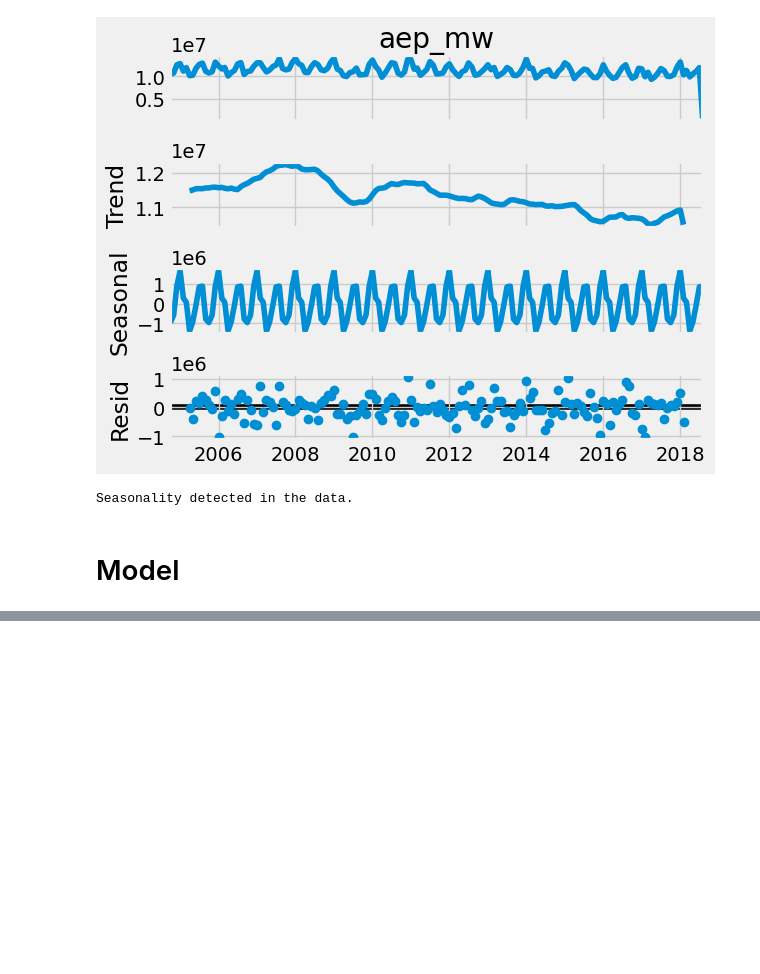
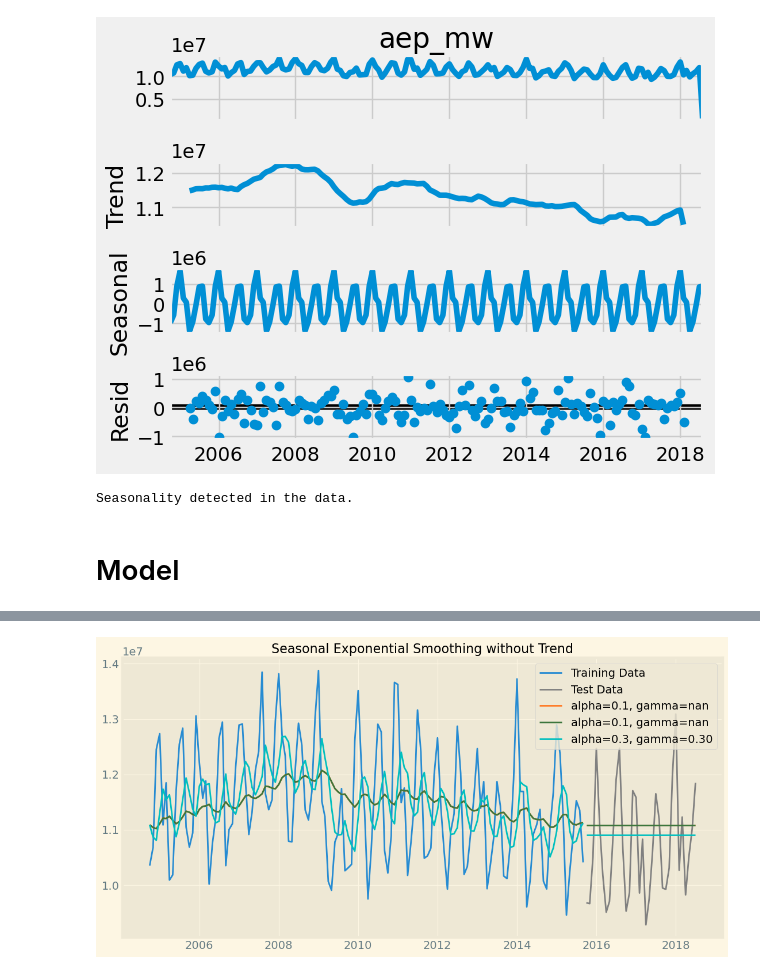
Before and after one commit to MarkPhamm/AI---ML, a Jupyter notebook: machine_learning/time_series/ES.ipynb, the cells around one changed output, grey strips where cells are left out. Saved outputs shown, nothing was run; the diff lists cells and outputs as text; code cells hidden in the pictures; blank space fills up the shorter version.

```diff
--- a/machine_learning/time_series/ES.ipynb
+++ b/machine_learning/time_series/ES.ipynb
@@ -153,0 +258,28 @@ Seasonality detected in the data.
+# %%
+
+
+# Fit models
+fit2 = model.fit()
+pred2 = fit2.forecast(len(test))
+
+fit3 = model.fit(optimized=True)
+pred3 = fit3.forecast(len(test))
+
+fit4 = model.fit(smoothing_level=0.3, smoothing_seasonal=0.3)
+pred4 = fit4.forecast(len(test))
+
+# Plot results
+fig, ax = plt.subplots(figsize=(12, 6))
+ax.plot(train.index, train['aep_mw'], label='Training Data')
+ax.plot(test.index, test['aep_mw'], color="gray", label='Test Data')
+
+# Plot fitted values and predictions
+for f, p, c, alpha, gamma in zip((fit2, fit3, fit4), (pred2, pred3, pred4), ('#ff7823', '#3c763d', 'c'), (fit2.params['smoothing_level'], fit3.params['smoothing_level'], fit4.params['smoothing_level']), (fit2.params['smoothing_seasonal'], fit3.params['smoothing_seasonal'], fit4.params['smoothing_seasonal'])):
+    ax.plot(train.index, f.fittedvalues, color=c, label=f'alpha={alpha:.1f}, gamma={gamma:.2f}')
+    ax.plot(test.index, p, color=c)
+
+plt.title("Seasonal Exponential Smoothing without Trend")
+plt.legend()
+plt.show()
+# %% [output]
+[figure, added]
```
Also changed, not shown: parts of 11 cells of this notebook, 36 other files.
